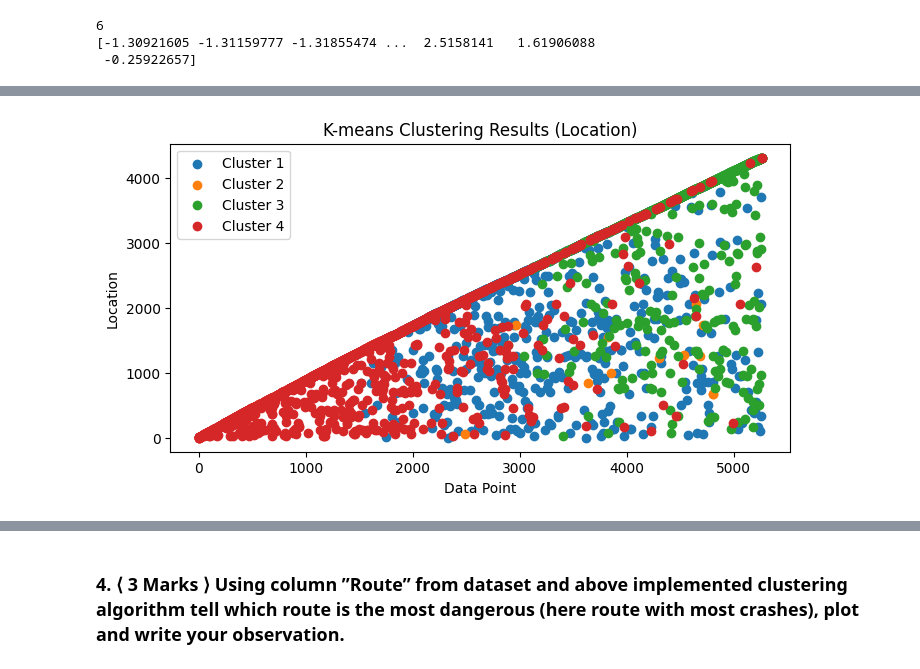
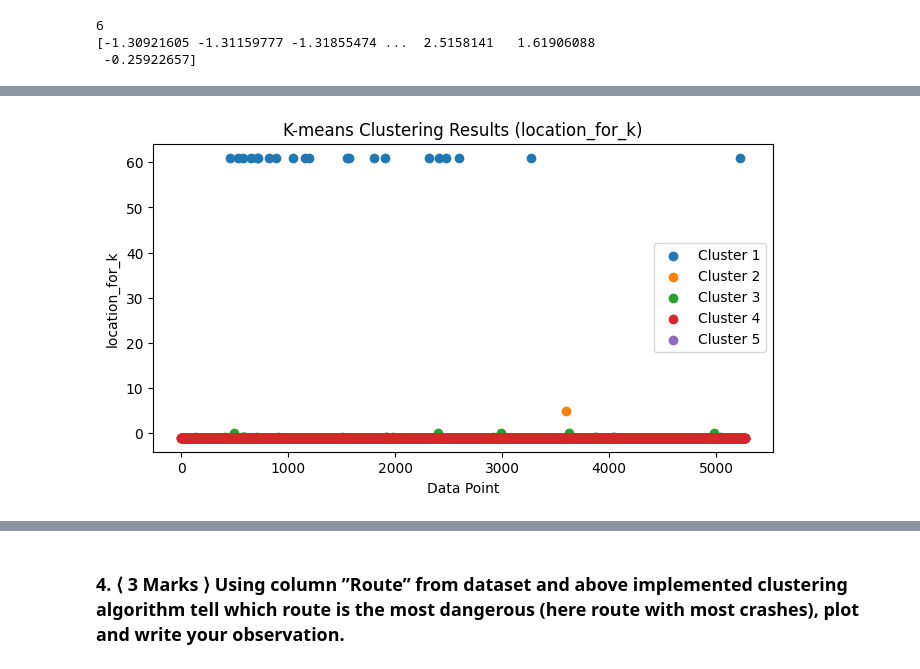
Before and after one commit to bhavyanarnoli/MachineLearning-CSE543, a Jupyter notebook: Assignment2/Unsupervised.ipynb, the cells around one changed output, grey strips where cells are left out. Saved outputs shown, nothing was run; the diff lists cells and outputs as text; code cells hidden in the pictures.

```diff
--- a/Assignment2/Unsupervised.ipynb
+++ b/Assignment2/Unsupervised.ipynb
@@ -1028,14 +1147,18 @@ print(calculate_silhouette_score_two(Location_Operator_data.values, cluster_assi
 # %%
+
+import pandas as pd
 import numpy as np
-import pandas as pd
 import matplotlib.pyplot as plt
+
+# Assuming 'data' is your DataFrame
+data['type_for_k'].fillna(data['type_for_k'].mean(), inplace=True)
+
 
 # Load your data into a DataFrame (replace 'data' with your dataset)
 # Make sure to have 'Type' and 'Operator' as columns in your DataFrame
+Type_data = data['type_for_k'].to_numpy()  # Convert to NumPy array
 
-Type_data = projected_data[:, Type_column_index]
-
-K = 4
+K = len(np.unique(Type_data))
 
 # Maximum number of iterations
 max_iterations = 1000
@@ -1047,7 +1170,7 @@ centroids = np.random.choice(Type_data, size=K, replace=False)
 # Initialize an array to store cluster assignments for each data point
 cluster_assignments = np.zeros(len(Type_data))
 
-#  Iterate until convergence or max iterations
+# Iterate until convergence or max iterations
 for iteration in range(max_iterations):
     # Calculate distances to centroids
     distances = np.abs(Type_data[:, np.newaxis] - centroids)
@@ -1070,11 +1193,11 @@ plt.figure(figsize=(8, 4))
 # Plot the results for the sampled data
 for k in range(K):
     cluster_data = data[data['Cluster_Type'] == k]
-    plt.scatter(cluster_data.index, cluster_data['Type'], label=f'Cluster {k + 1}')
+    plt.scatter(cluster_data.index, cluster_data['type_for_k'], label=f'Cluster {k + 1}')
 
 plt.xlabel('Data Point')
-plt.ylabel('Type')
-plt.title('K-means Clustering Results (Type)')
+plt.ylabel('type_for_k')
+plt.title('K-means Clustering Results (type_for_k)')
 plt.legend()
 plt.show()
 # %% [output]
@@ -1087,55 +1210,59 @@ Silhouette Score: of Type 0.5707339485014767
 # %%
+
+import pandas as pd
 import numpy as np
-import pandas as pd
 import matplotlib.pyplot as plt
 
+# Assuming 'data' is your DataFrame
+data['location_for_k'].fillna(data['location_for_k'].mean(), inplace=True)
+
+
 # Load your data into a DataFrame (replace 'data' with your dataset)
-# Make sure to have 'Location' and 'Operator' as columns in your DataFrame
+# Make sure to have 'location' and 'Operator' as columns in your DataFrame
+location_data = data['location_for_k'].to_numpy()  # Convert to NumPy array
 
-Location_data = projected_data[:, Location_column_index]
-
-K = 4
+K = len(np.unique(location_data))
 
 # Maximum number of iterations
 max_iterations = 1000
 
 # Initialize centroids randomly
 np.random.seed(0)
-centroids = np.random.choice(Location_data, size=K, replace=False)
+centroids = np.random.choice(location_data, size=K, replace=False)
 
 # Initialize an array to store cluster assignments for each data point
-cluster_assignments = np.zeros(len(Location_data))
+cluster_assignments = np.zeros(len(location_data))
 
-#  Iterate until convergence or max iterations
+# Iterate until convergence or max iterations
 for iteration in range(max_iterations):
     # Calculate distances to centroids
-    distances = np.abs(Location_data[:, np.newaxis] - centroids)
+    distances = np.abs(location_data[:, np.newaxis] - centroids)
 
     # Assign each data point to the nearest centroid
     cluster_assignments = np.argmin(distances, axis=1)
 
     # Update centroids as the mean of data points in each cluster
     for k in range(K):
-        cluster_data = Location_data[cluster_assignments == k]
+        cluster_data = location_data[cluster_assignments == k]
         if len(cluster_data) > 0:
             centroids[k] = np.mean(cluster_data)
 
 # Add cluster assignments to the original DataFrame
-data['Cluster_Location'] = cluster_assignments
+data['Cluster_location'] = cluster_assignments
 
 # Create a smaller figure
 plt.figure(figsize=(8, 4))
 
 # Plot the results for the sampled data
 for k in range(K):
-    cluster_data = data[data['Cluster_Location'] == k]
-    plt.scatter(cluster_data.index, cluster_data['Location'], label=f'Cluster {k + 1}')
+    cluster_data = data[data['Cluster_location'] == k]
+    plt.scatter(cluster_data.index, cluster_data['location_for_k'], label=f'Cluster {k + 1}')
 
 plt.xlabel('Data Point')
-plt.ylabel('Location')
-plt.title('K-means Clustering Results (Location)')
+plt.ylabel('location_for_k')
+plt.title('K-means Clustering Results (location_for_k)')
 plt.legend()
 plt.show()
 # %% [output]
-[figure, old version]
+[figure, new version]
 # %%
```
Also changed, not shown: parts of 43 cells of this notebook, 3 other files.
